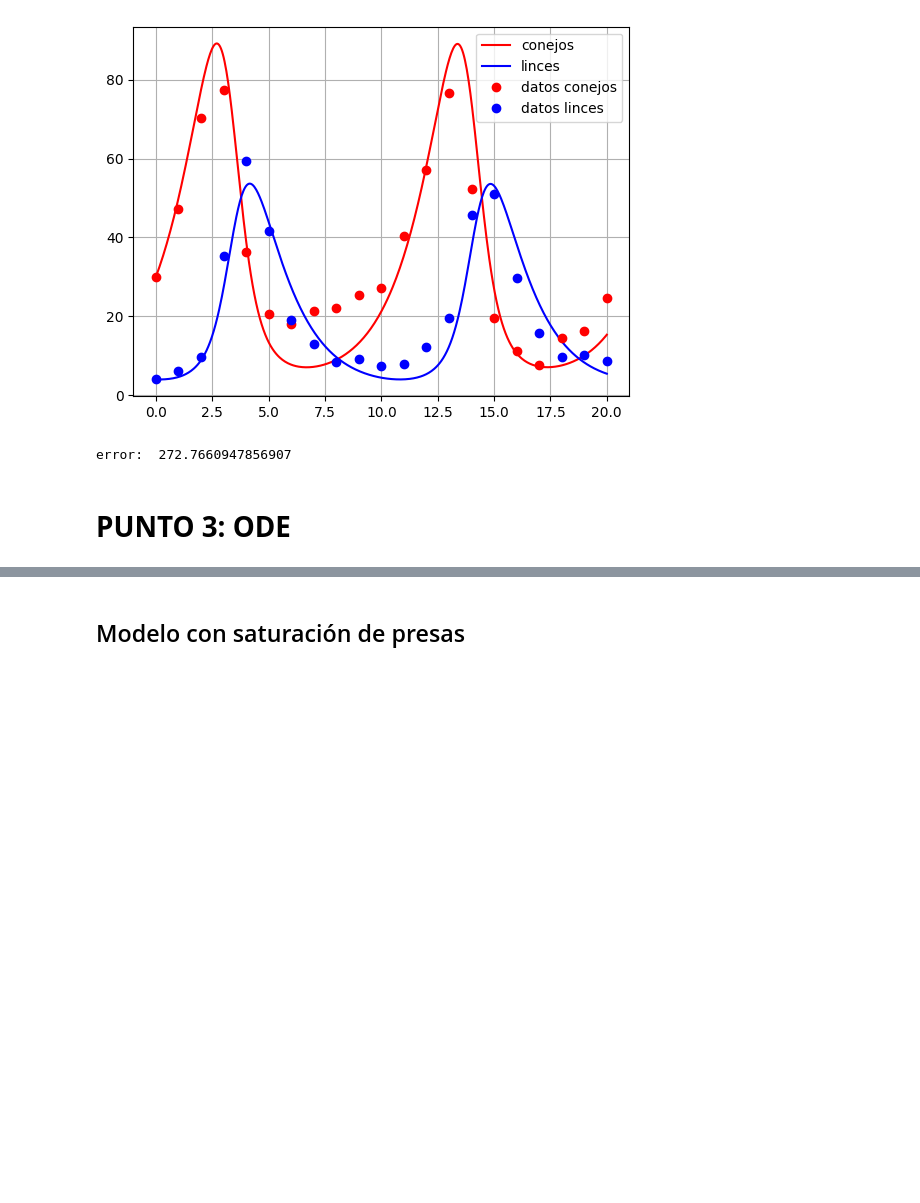
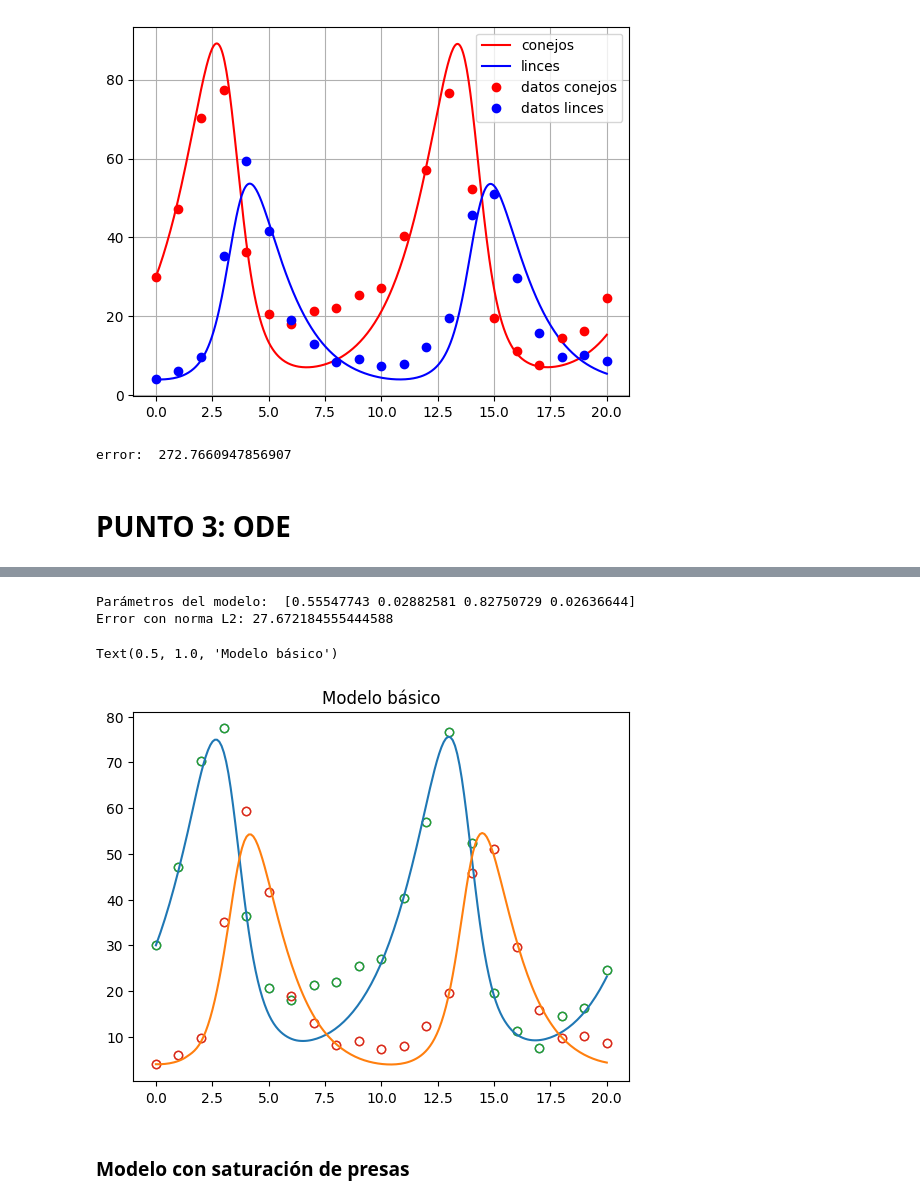
Before and after one commit to Juanjruizr26/Tarea4_MSI, a Jupyter notebook: tarea4.ipynb, the cells around one changed output, grey strips where cells are left out. Saved outputs shown, nothing was run; the diff lists cells and outputs as text; code cells hidden in the pictures; blank space fills up the shorter version.

```diff
--- a/tarea4.ipynb
+++ b/tarea4.ipynb
@@ -1086,2 +1170,34 @@ error:  273.33894636414396
+# %%
+def depredador_presa(t,Y,*args):
+    a,b,c,d = args
+    x,y = Y
+    return np.array([
+        a*x - b*x*y,
+        -c*y+ d*x*y,
+    ])
+
+t,*Y = np.loadtxt("samples.dat",unpack=True)
+Y = np.array(Y)
+plt.plot(t,Y.T,"o",fillstyle='none')
+
+problem = EstimationProblem(t,Y,depredador_presa)
+initial_parameters = [0.55, 0.027, 0.83, 0.026]
+fit_result = problem.fit(initial_parameters)
+
+print("Parámetros del modelo: ",problem.parameters)
+print("Error con norma L2:", problem.calculate_l2_error())
+
+ts = np.linspace(0,20,200)
+Ys = problem.output(ts)
+
+plt.plot(t,Y.T,"o",fillstyle='none')
+plt.gca().set_prop_cycle(None) # reset color cycle
+plt.plot(ts,Ys.T)
+plt.title('Modelo básico')
+# %% [output]
+Parámetros del modelo:  [0.55547743 0.02882581 0.82750729 0.02636644]
+Error con norma L2: 27.672184555444588
+Text(0.5, 1.0, 'Modelo básico')
+[figure, added]
 # %% [markdown]
-## Modelo con saturación de presas
+### **Modelo con saturación de presas**
```
Also changed, not shown: parts of 12 cells of this notebook.
